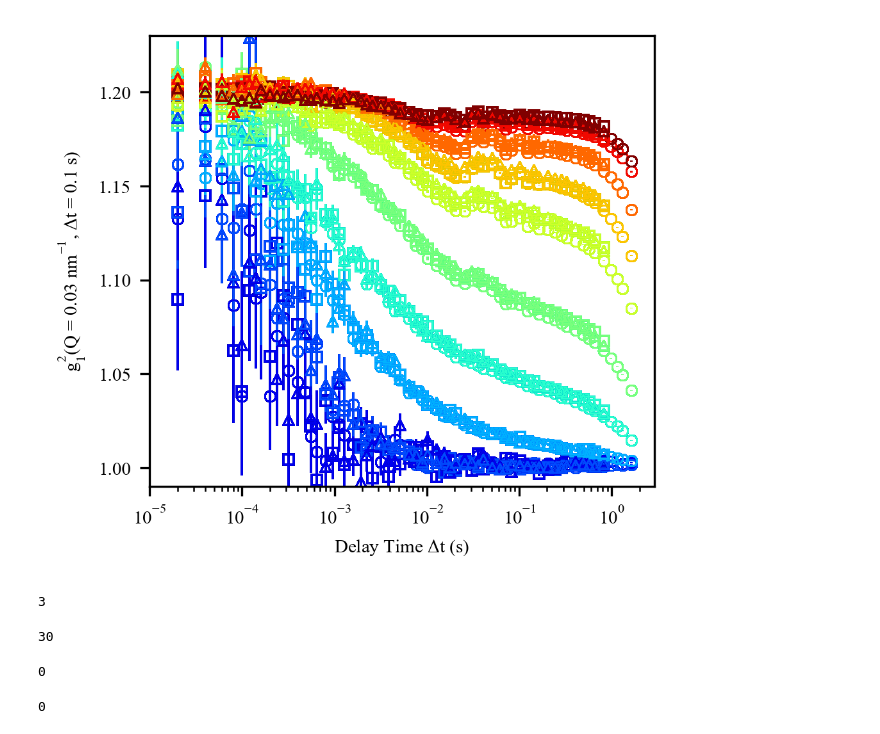
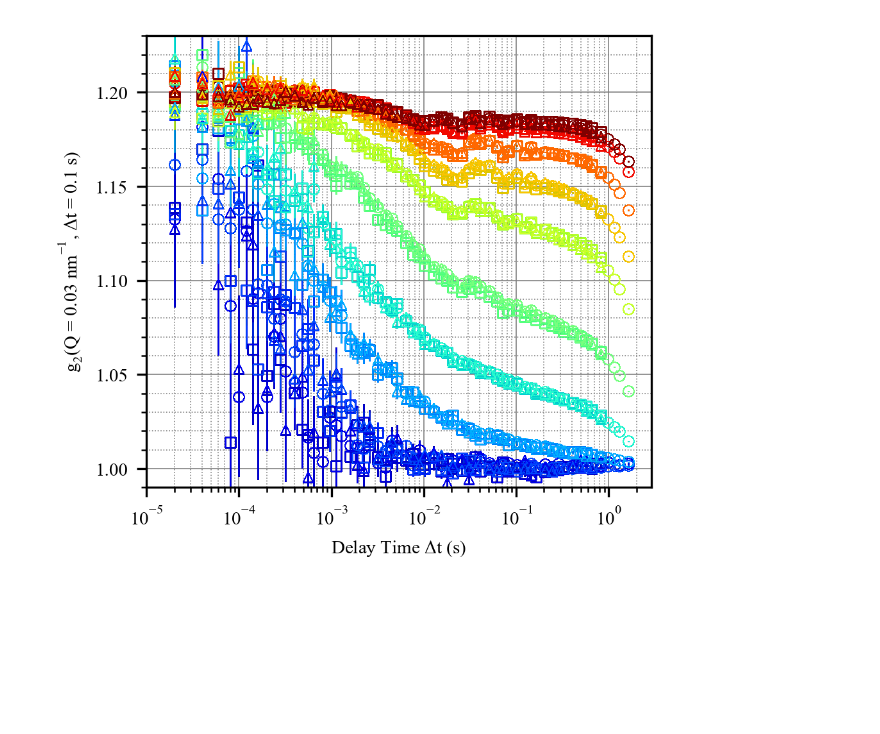
Before and after one commit to AZjk/llps-saxpcs, a Jupyter notebook: H02/H02_RampUp_XPCS_Plot_Combined.ipynb, the cells around one changed output. Cells and saved outputs as stored; diff of their text form; code cells hidden in the pictures; blank space fills up the shorter version.

```diff
--- a/H02/H02_RampUp_XPCS_Plot_Combined.ipynb
+++ b/H02/H02_RampUp_XPCS_Plot_Combined.ipynb
@@ -60,53 +60,41 @@ for i, avg_dict in enumerate(avg_ramp_up):
     idx /= total_size
     accu_size += curr_size
 
-    marker = marker_types[int(i/10)]  # Cycle through marker types
+    # Cycle through marker types. Divide by 3 because there are 3 pickle files
+    # marker = marker_types[int(i/len(avg_ramp_up)/3)]
+    marker = marker_types[int(i/(len(avg_ramp_up)/3))]
 
     for j, temp in enumerate(avg_dict['temperature_x']):
         color = temp_to_color[temp]
-
 
         g2_values = avg_dict['g2'][:, g2_idx]
         g2_err_values = avg_dict['g2_err'][:, g2_idx]
         min_length = min(len(t_el), len(g2_values))
 
         # Filter out noisy data below 1.0
         valid_idx = g2_values[:min_length] >= 0.99
         ax.errorbar(t_el[:min_length][valid_idx], g2_values[:min_length][valid_idx],
                     yerr=g2_err_values[:min_length][valid_idx], fmt=marker, color=color,
-                    lw=0.5, ms=4, mew=0.5, mfc='none')
+                    lw=0.25, ms=4, mew=0.25, mfc='none')
 
 # Set x and y labels
 ax.set_xlabel(r'Delay Time $\mathdefault{\Delta t}$ (s)', fontsize=7)
-ax.set_ylabel(r'$\mathdefault{g_1^2}$(Q = 0.03 nm$\mathdefault{^{-1}}$, $\mathdefault{\Delta t}$ = 0.1 s)', fontsize=7)
+ax.set_ylabel(r'$\mathdefault{g_2}$(Q = 0.03 nm$\mathdefault{^{-1}}$, $\mathdefault{\Delta t}$ = 0.1 s)', fontsize=7)
 
 # Set log scale and axis limits
 ax.set_xscale('log')
 ax.set_xlim(1e-5, None)  # Start x-axis from 1e-5
 ax.set_ylim(0.99, 1.23)  # Set y-axis range from 0.99 to 1.23
+
+ax.grid(which='major', linestyle='-', linewidth='0.4', color='gray')
+ax.minorticks_on()
+ax.grid(which='minor', linestyle=':', linewidth='0.4', color='gray')
 
 # Ensure tick labels are also in 7 pt
 ax.tick_params(axis='both', which='major', labelsize=7)
 
 # Save the figure
 plt.savefig('H02_RampUp_XPCS_combined.pdf', bbox_inches="tight", dpi=600)
 plt.show()
 # %% [output]
-[figure, old version]
+[figure, new version]
-# %%
-
-len(marker_types)
-# %% [output]
-3
-# %%
-len(avg_ramp_up)
-# %% [output]
-30
-# %%
-3%3
-# %% [output]
-0
-# %%
-int(21/30)
-# %% [output]
-0
```
Also changed, not shown: 29 other files.
